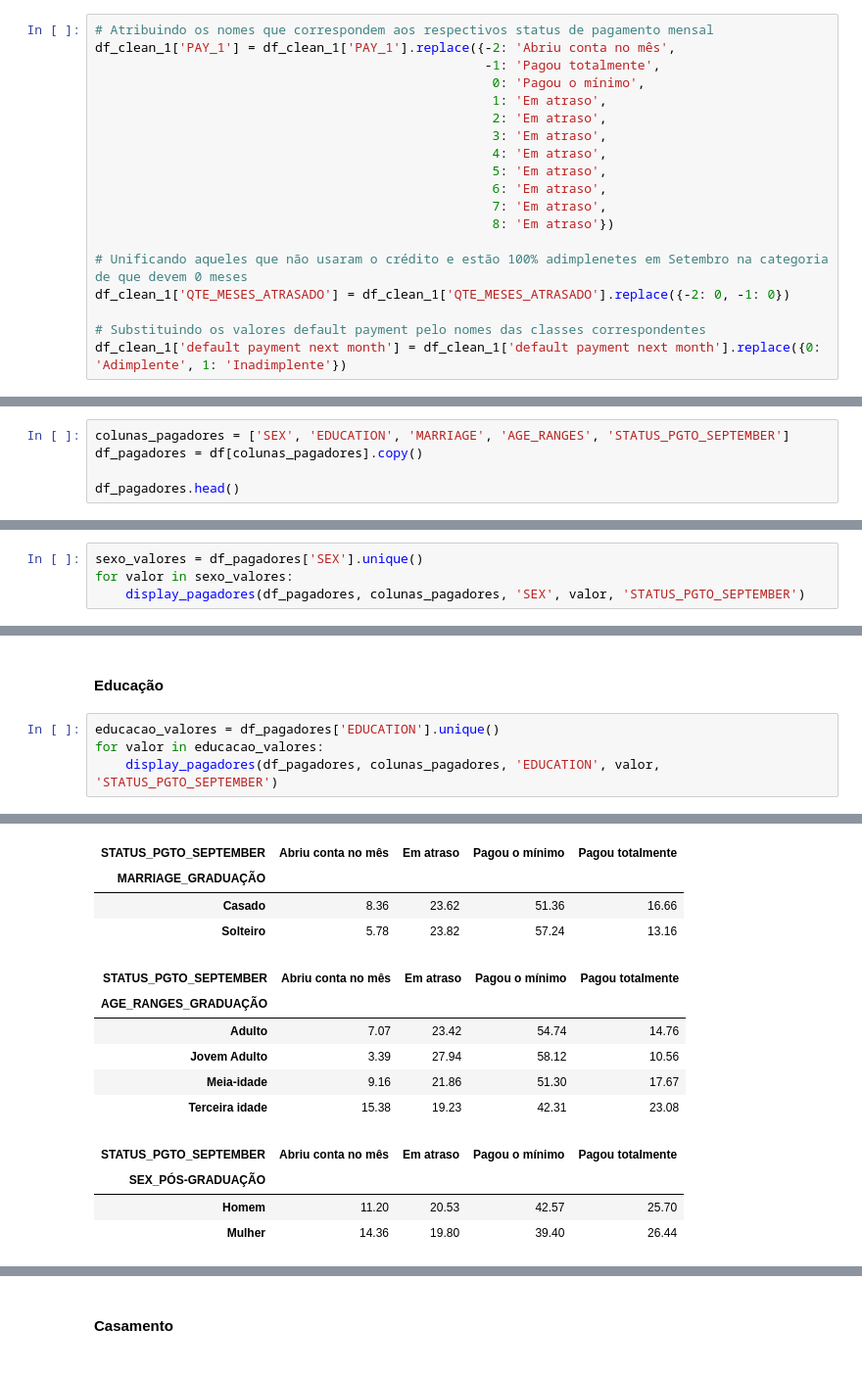
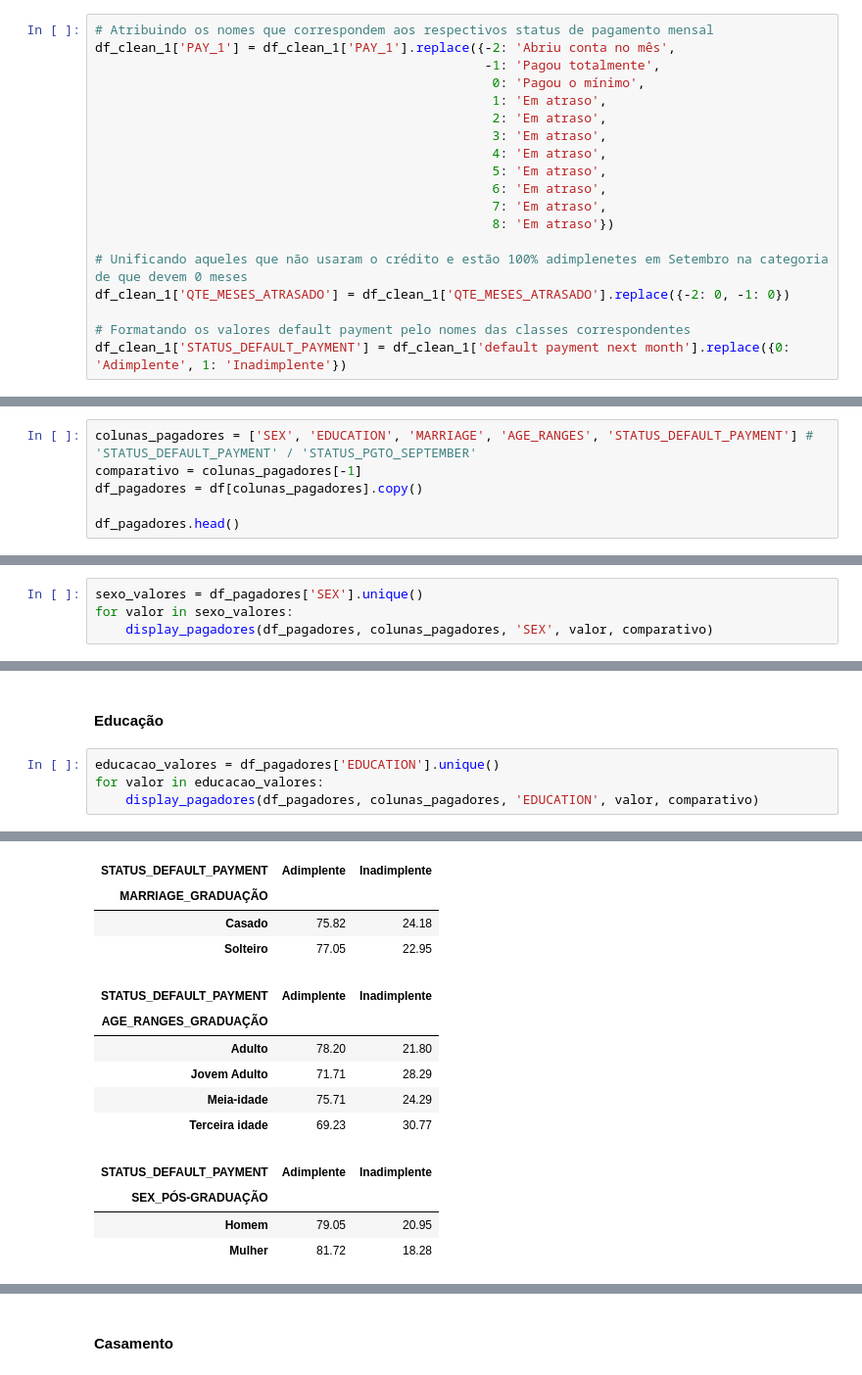
Before and after one commit to marqsleal/tecnicas-prog-projeto-final, a Jupyter notebook: Projeto Final Tec Prog Inadimplência.ipynb, the cells around one changed output, grey strips where cells are left out. Shown at 98% size. Cells and saved outputs as stored; diff of their text form.

```diff
--- a/Projeto Final Tec Prog Inadimplência.ipynb
+++ b/Projeto Final Tec Prog Inadimplência.ipynb
@@ -585,8 +585,8 @@ df_clean_1['PAY_1'] = df_clean_1['PAY_1'].replace({-2: 'Abriu conta no mês',
 # Unificando aqueles que não usaram o crédito e estão 100% adimplenetes em Setembro na categoria de que devem 0 meses
 df_clean_1['QTE_MESES_ATRASADO'] = df_clean_1['QTE_MESES_ATRASADO'].replace({-2: 0, -1: 0})
 
-# Substituindo os valores default payment pelo nomes das classes correspondentes
-df_clean_1['default payment next month'] = df_clean_1['default payment next month'].replace({0: 'Adimplente', 1: 'Inadimplente'})
+# Formatando os valores default payment pelo nomes das classes correspondentes
+df_clean_1['STATUS_DEFAULT_PAYMENT'] = df_clean_1['default payment next month'].replace({0: 'Adimplente', 1: 'Inadimplente'})
 # %% [markdown]
 ## Convertendo os valores em NT\\$ para U\\$ <a id='convertendovalores'></a>
 # %%
@@ -938,7 +962,8 @@ def display_pagadores(df: pd.DataFrame, colunas: list, eixo: str, alvo: str, com
 # %% [markdown]
 ### Perfil dos pagadores
 # %%
-colunas_pagadores = ['SEX', 'EDUCATION', 'MARRIAGE', 'AGE_RANGES', 'STATUS_PGTO_SEPTEMBER']
+colunas_pagadores = ['SEX', 'EDUCATION', 'MARRIAGE', 'AGE_RANGES', 'STATUS_DEFAULT_PAYMENT'] # 'STATUS_DEFAULT_PAYMENT' / 'STATUS_PGTO_SEPTEMBER'
+comparativo = colunas_pagadores[-1]
 df_pagadores = df[colunas_pagadores].copy()
 
 df_pagadores.head()
@@ -956,5 +981,5 @@ df_pagadores.to_csv('dados/df_pagadores.csv', index=False)
 # %%
 sexo_valores = df_pagadores['SEX'].unique()
 for valor in sexo_valores:
-    display_pagadores(df_pagadores, colunas_pagadores, 'SEX', valor, 'STATUS_PGTO_SEPTEMBER')
+    display_pagadores(df_pagadores, colunas_pagadores, 'SEX', valor, comparativo)
 # %% [output]
@@ -993,5 +1018,5 @@ for valor in sexo_valores:
 # %%
 educacao_valores = df_pagadores['EDUCATION'].unique()
 for valor in educacao_valores:
-    display_pagadores(df_pagadores, colunas_pagadores, 'EDUCATION', valor, 'STATUS_PGTO_SEPTEMBER')
+    display_pagadores(df_pagadores, colunas_pagadores, 'EDUCATION', valor, comparativo)
 # %% [output]
@@ -1002,14 +1027,14 @@ for valor in educacao_valores:
-| STATUS_PGTO_SEPTEMBER | Abriu conta no mês | Em atraso | Pagou o mínimo | Pagou totalmente |
-| MARRIAGE_GRADUAÇÃO |  |  |  |  |
-| Casado | 8.36 | 23.62 | 51.36 | 16.66 |
-| Solteiro | 5.78 | 23.82 | 57.24 | 13.16 |
+| STATUS_DEFAULT_PAYMENT | Adimplente | Inadimplente |
+| MARRIAGE_GRADUAÇÃO |  |  |
+| Casado | 75.82 | 24.18 |
+| Solteiro | 77.05 | 22.95 |
-| STATUS_PGTO_SEPTEMBER | Abriu conta no mês | Em atraso | Pagou o mínimo | Pagou totalmente |
-| AGE_RANGES_GRADUAÇÃO |  |  |  |  |
-| Adulto | 7.07 | 23.42 | 54.74 | 14.76 |
-| Jovem Adulto | 3.39 | 27.94 | 58.12 | 10.56 |
-| Meia-idade | 9.16 | 21.86 | 51.30 | 17.67 |
-| Terceira idade | 15.38 | 19.23 | 42.31 | 23.08 |
+| STATUS_DEFAULT_PAYMENT | Adimplente | Inadimplente |
+| AGE_RANGES_GRADUAÇÃO |  |  |
+| Adulto | 78.20 | 21.80 |
+| Jovem Adulto | 71.71 | 28.29 |
+| Meia-idade | 75.71 | 24.29 |
+| Terceira idade | 69.23 | 30.77 |
-| STATUS_PGTO_SEPTEMBER | Abriu conta no mês | Em atraso | Pagou o mínimo | Pagou totalmente |
-| SEX_PÓS-GRADUAÇÃO |  |  |  |  |
-| Homem | 11.20 | 20.53 | 42.57 | 25.70 |
-| Mulher | 14.36 | 19.80 | 39.40 | 26.44 |
+| STATUS_DEFAULT_PAYMENT | Adimplente | Inadimplente |
+| SEX_PÓS-GRADUAÇÃO |  |  |
+| Homem | 79.05 | 20.95 |
+| Mulher | 81.72 | 18.28 |
```
Also changed, not shown: parts of 9 cells of this notebook, 2 other files.
